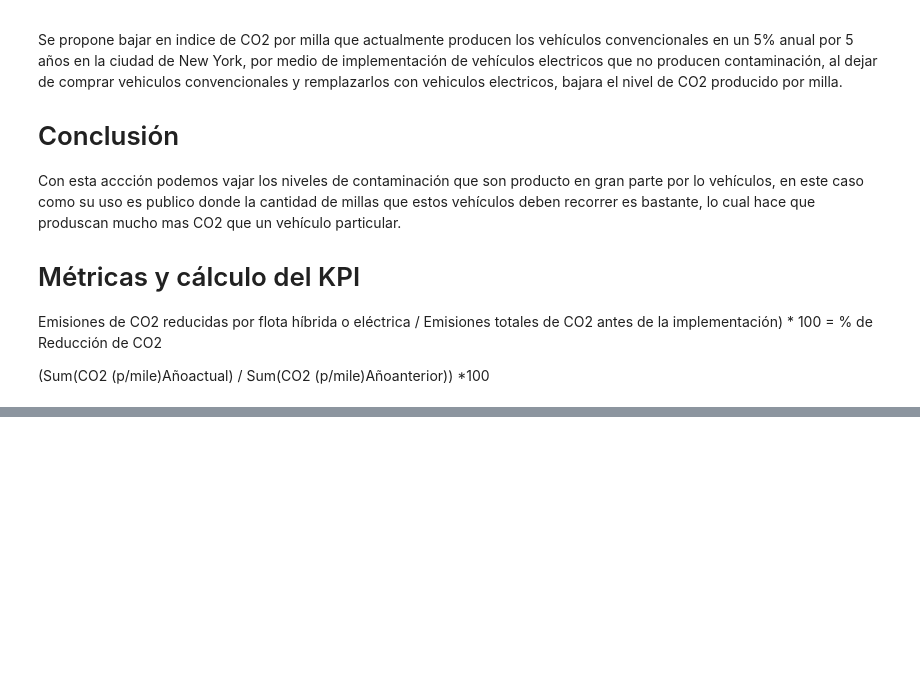
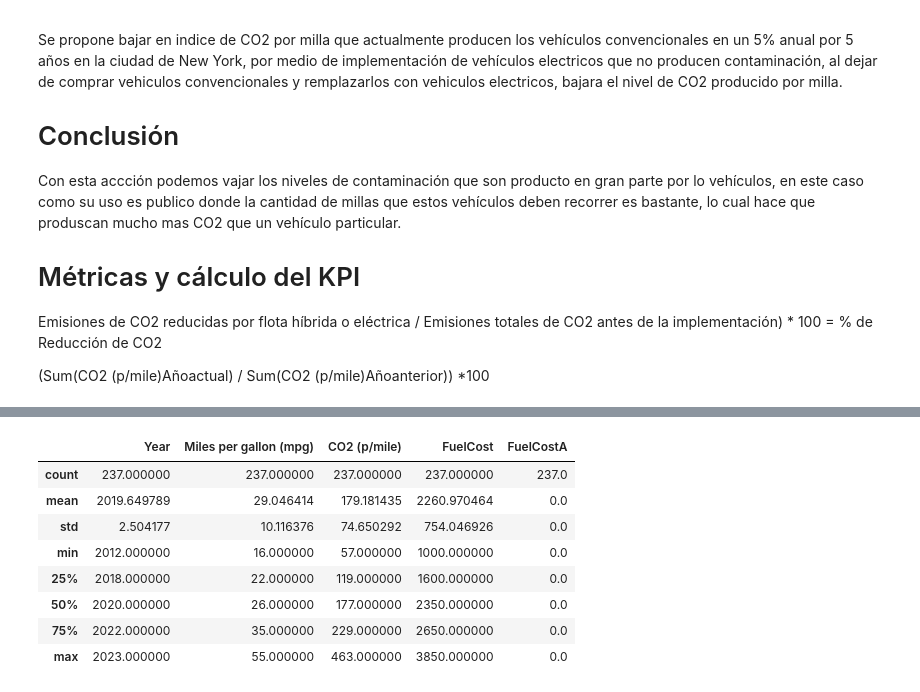
Before and after one commit to GLibardoAlarcon/Proyecto_Finalizado_Streamlit, a Jupyter notebook: EDA_REVISAR/EDA KPI 1.ipynb, the cells around one changed output, grey strips where cells are left out. Saved outputs shown, nothing was run; the diff lists cells and outputs as text; code cells hidden in the pictures; blank space fills up the shorter version.

```diff
--- a/EDA_REVISAR/EDA KPI 1.ipynb
+++ b/EDA_REVISAR/EDA KPI 1.ipynb
@@ -75,0 +124,15 @@ Emisiones de CO2 reducidas por flota híbrida o eléctrica / Emisiones totales d
+# %%
+# Hibrido
+df_convencional_1 = df_convencional[df_convencional['Alternative Fuel'] == 'Electricity']
+df_convencional_2 = df_convencional_1[df_convencional_1['FuelCostA'] == 0]
+df_convencional_2.describe()
+# %% [output]
+|  | Year | Miles per gallon (mpg) | CO2 (p/mile) | FuelCost | FuelCostA |
+| count | 237.000000 | 237.000000 | 237.000000 | 237.000000 | 237.0 |
+| mean | 2019.649789 | 29.046414 | 179.181435 | 2260.970464 | 0.0 |
+| std | 2.504177 | 10.116376 | 74.650292 | 754.046926 | 0.0 |
+| min | 2012.000000 | 16.000000 | 57.000000 | 1000.000000 | 0.0 |
+| 25% | 2018.000000 | 22.000000 | 119.000000 | 1600.000000 | 0.0 |
+| 50% | 2020.000000 | 26.000000 | 177.000000 | 2350.000000 | 0.0 |
+| 75% | 2022.000000 | 35.000000 | 229.000000 | 2650.000000 | 0.0 |
+| max | 2023.000000 | 55.000000 | 463.000000 | 3850.000000 | 0.0 |
```
Also changed, not shown: parts of 8 cells of this notebook, 1 other file.
